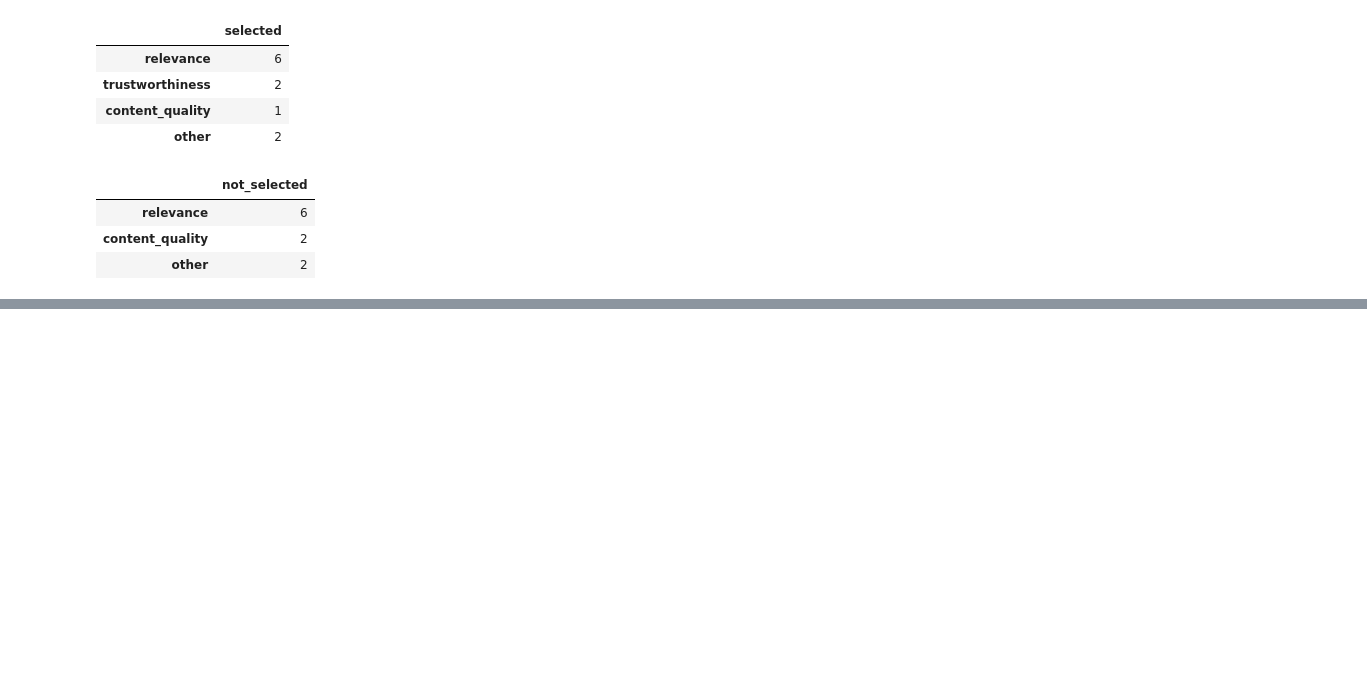
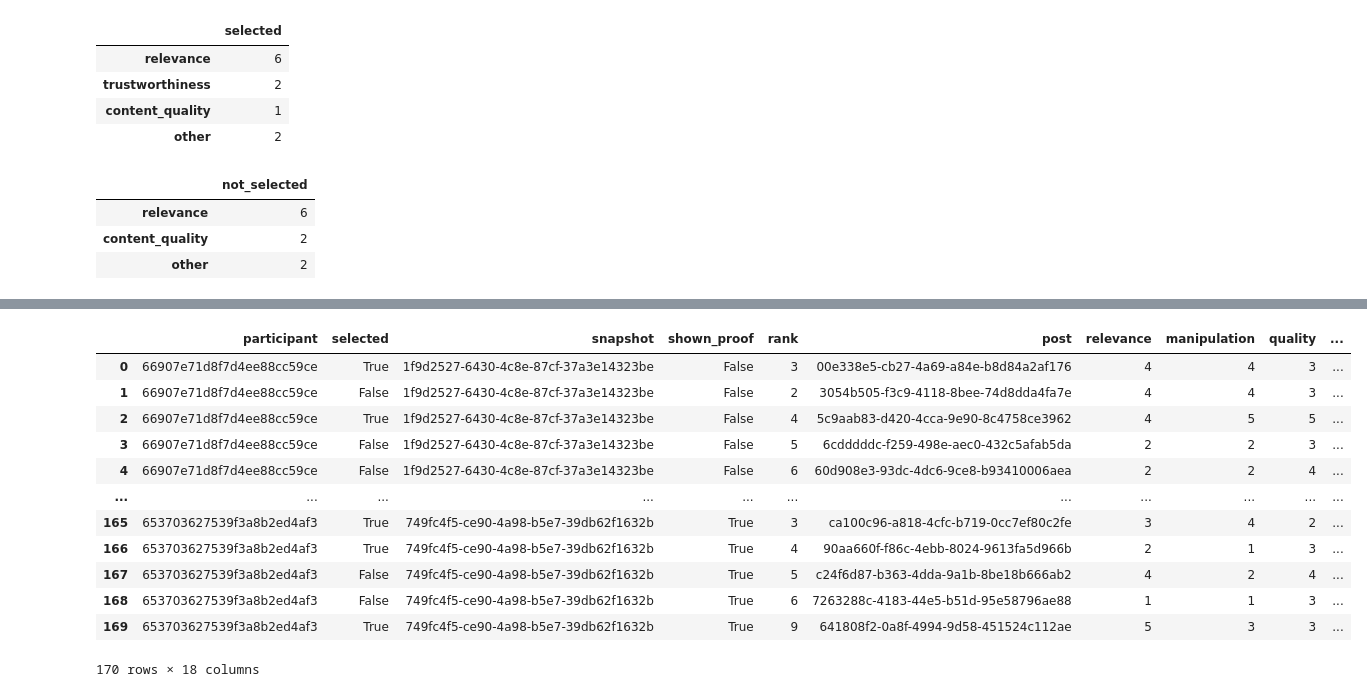
Before and after one commit to scuba-illinois/feed-ranking-experiment, a Jupyter notebook: analysis/pilot-responses.ipynb, the cells around one changed output, grey strips where cells are left out. Drawn from its saved outputs; the diff is of its cells as text; code cells hidden in the pictures; blank space fills up the shorter version.

```diff
--- a/analysis/pilot-responses.ipynb
+++ b/analysis/pilot-responses.ipynb
@@ -852,0 +1152,77 @@ display(reasons_df["not_selected"])
+# %%
+def get_rating_model_data(
+    ratings_df: pd.DataFrame, posts_df: pd.DataFrame, demographics_df: pd.DataFrame
+) -> pd.DataFrame:
+
+    assert ratings_df is not None, "Ratings data frame must be provided."
+
+    data = ratings_df.copy()[
+        [
+            "selected",
+            "snapshot",
+            "shown_proof",
+            "rank",
+            "post",
+            "relevance",
+            "manipulation",
+            "quality",
+        ]
+    ].reset_index()
+
+    data = data.merge(
+        posts_df[
+            ["post", "num_comments", "num_upvotes", "content_type", "subreddit"]
+        ].copy(),
+        on="post",
+    )
+
+    data = data.merge(demographics_df[["age", "gender", "education"]].copy(), on="pid")
+
+    return (
+        data.astype(
+            {
+                "age": "category",
+                "gender": "category",
+                "education": "category",
+                "rank": "category",
+                "post": "category",
+                "snapshot": "category",
+                "shown_proof": "bool",
+                "pid": "category",
+                "content_type": "category",
+                "subreddit": "category",
+                "relevance": pd.CategoricalDtype(
+                    ordered=True, categories=[1, 2, 3, 4, 5]
+                ),
+                "manipulation": pd.CategoricalDtype(
+                    ordered=True, categories=[1, 2, 3, 4, 5]
+                ),
+                "quality": pd.CategoricalDtype(
+                    ordered=True, categories=[1, 2, 3, 4, 5]
+                ),
+            }
+        )
+        .rename(columns={"pid": "participant"})
+        .assign(
+            num_comments_1000=lambda x: x["num_comments"] / 1000,
+            num_upvotes_1000=lambda x: x["num_upvotes"] / 1000,
+        )
+    )
+
+
+ratings_data = get_rating_model_data(ratings_df, posts_df, demographics_df)
+display(ratings_data)
+# %% [output]
+|  | participant | selected | snapshot | shown_proof | rank | post | relevance | manipulation | quality | ... |
+| 0 | 66907e71d8f7d4ee88cc59ce | True | 1f9d2527-6430-4c8e-87cf-37a3e14323be | False | 3 | 00e338e5-cb27-4a69-a84e-b8d84a2af176 | 4 | 4 | 3 | ... |
+| 1 | 66907e71d8f7d4ee88cc59ce | False | 1f9d2527-6430-4c8e-87cf-37a3e14323be | False | 2 | 3054b505-f3c9-4118-8bee-74d8dda4fa7e | 4 | 4 | 3 | ... |
+| 2 | 66907e71d8f7d4ee88cc59ce | True | 1f9d2527-6430-4c8e-87cf-37a3e14323be | False | 4 | 5c9aab83-d420-4cca-9e90-8c4758ce3962 | 4 | 5 | 5 | ... |
+| 3 | 66907e71d8f7d4ee88cc59ce | False | 1f9d2527-6430-4c8e-87cf-37a3e14323be | False | 5 | 6cdddddc-f259-498e-aec0-432c5afab5da | 2 | 2 | 3 | ... |
+| 4 | 66907e71d8f7d4ee88cc59ce | False | 1f9d2527-6430-4c8e-87cf-37a3e14323be | False | 6 | 60d908e3-93dc-4dc6-9ce8-b93410006aea | 2 | 2 | 4 | ... |
+| ... | ... | ... | ... | ... | ... | ... | ... | ... | ... | ... |
+| 165 | 653703627539f3a8b2ed4af3 | True | 749fc4f5-ce90-4a98-b5e7-39db62f1632b | True | 3 | ca100c96-a818-4cfc-b719-0cc7ef80c2fe | 3 | 4 | 2 | ... |
+| 166 | 653703627539f3a8b2ed4af3 | True | 749fc4f5-ce90-4a98-b5e7-39db62f1632b | True | 4 | 90aa660f-f86c-4ebb-8024-9613fa5d966b | 2 | 1 | 3 | ... |
+| 167 | 653703627539f3a8b2ed4af3 | False | 749fc4f5-ce90-4a98-b5e7-39db62f1632b | True | 5 | c24f6d87-b363-4dda-9a1b-8be18b666ab2 | 4 | 2 | 4 | ... |
+| 168 | 653703627539f3a8b2ed4af3 | False | 749fc4f5-ce90-4a98-b5e7-39db62f1632b | True | 6 | 7263288c-4183-44e5-b51d-95e58796ae88 | 1 | 1 | 3 | ... |
+| 169 | 653703627539f3a8b2ed4af3 | True | 749fc4f5-ce90-4a98-b5e7-39db62f1632b | True | 9 | 641808f2-0a8f-4994-9d58-451524c112ae | 5 | 3 | 3 | ... |
+170 rows × 18 columns
```
Also changed, not shown: parts of 29 cells of this notebook.
